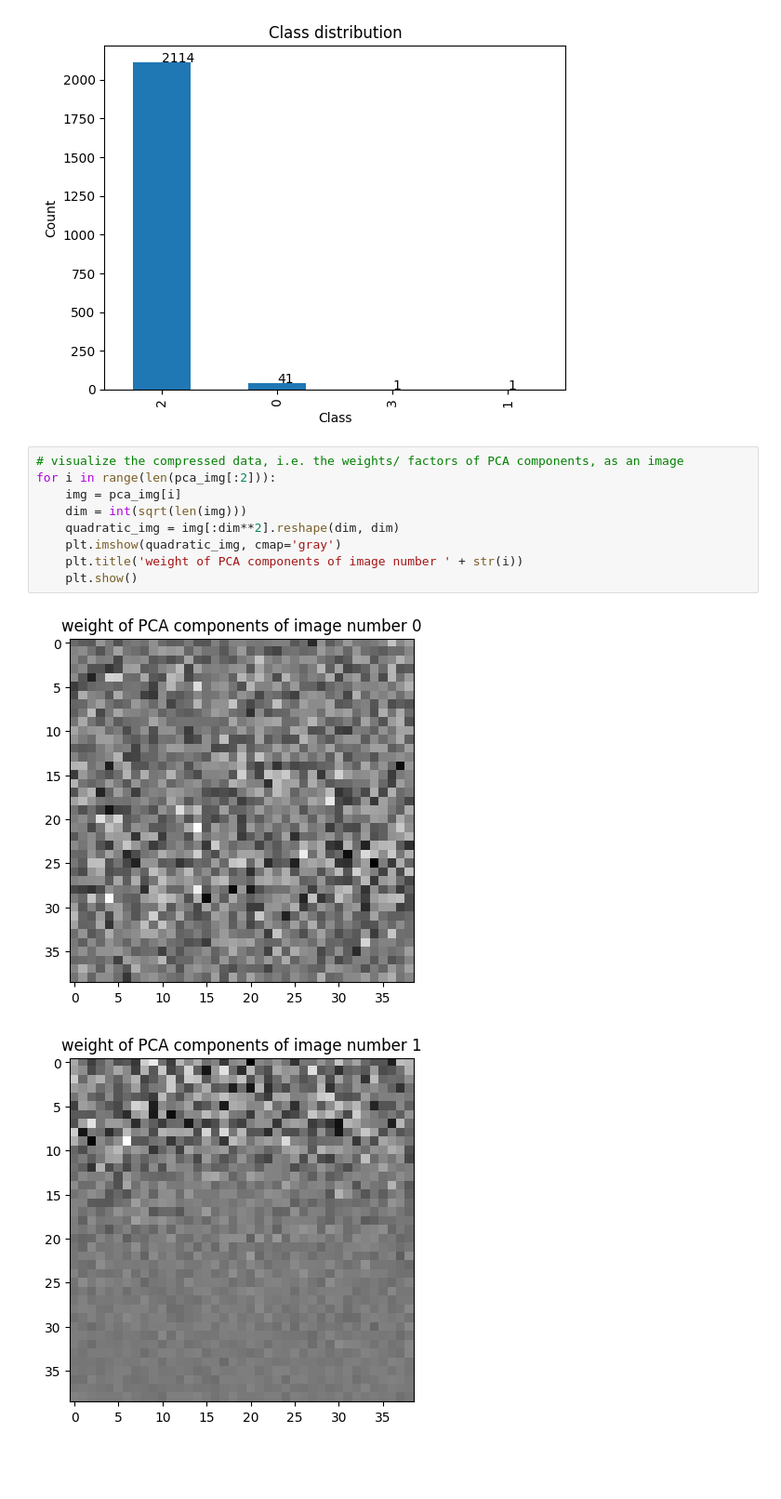
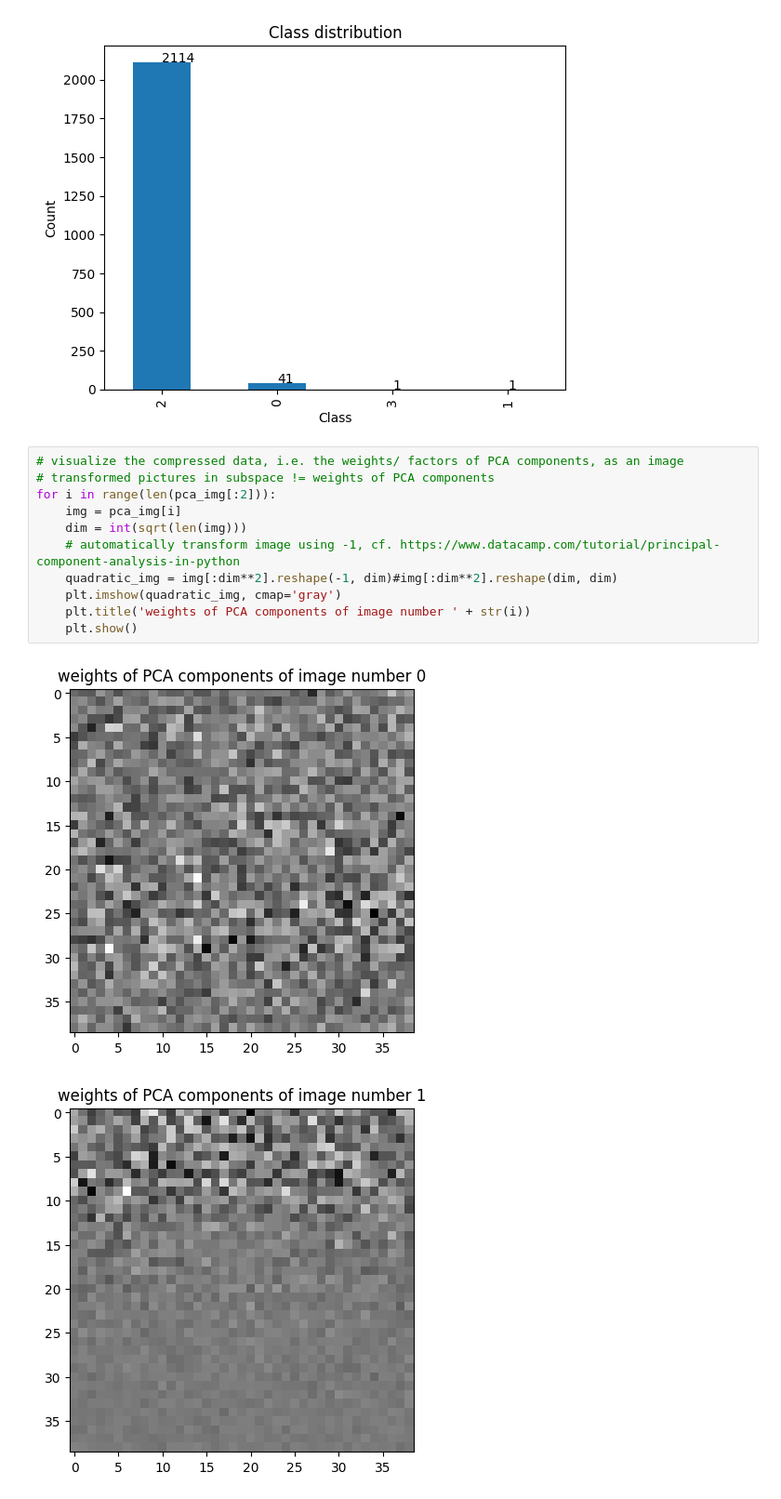
Before and after one commit to KlaraGtknst/topic-analysis-text-data, a Jupyter notebook: image_clustering.ipynb, the cells around one changed output. Shown at 93% size. Cells and saved outputs as stored; diff of their text form; blank space fills up the shorter version.

```diff
--- a/image_clustering.ipynb
+++ b/image_clustering.ipynb
@@ -151,13 +151,15 @@ Class distribution:  [2114   41    1    1]
 [figure]
 # %%
 # visualize the compressed data, i.e. the weights/ factors of PCA components, as an image
+# transformed pictures in subspace != weights of PCA components
 for i in range(len(pca_img[:2])):
     img = pca_img[i]
     dim = int(sqrt(len(img)))
-    quadratic_img = img[:dim**2].reshape(dim, dim)
+    # automatically transform image using -1, cf. https://www.datacamp.com/tutorial/principal-component-analysis-in-python
+    quadratic_img = img[:dim**2].reshape(-1, dim)#img[:dim**2].reshape(dim, dim)
     plt.imshow(quadratic_img, cmap='gray')
-    plt.title('weight of PCA components of image number ' + str(i))
+    plt.title('weights of PCA components of image number ' + str(i))
     plt.show()
 # %% [output]
-[figure, old version]
+[figure, new version]
-[figure, old version]
+[figure, new version]
```
Also changed, not shown: parts of 4 cells of this notebook, 1 other file.
